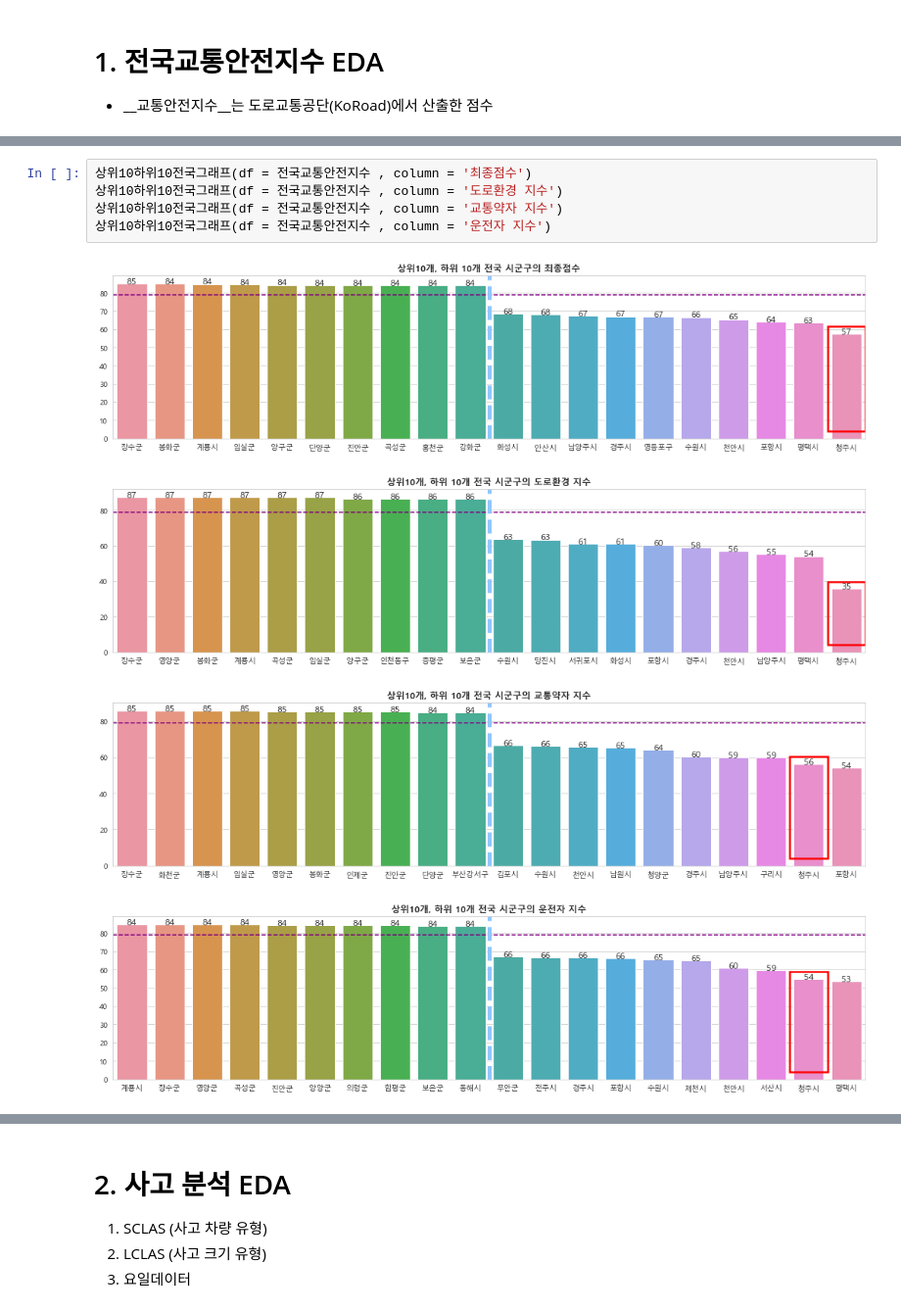
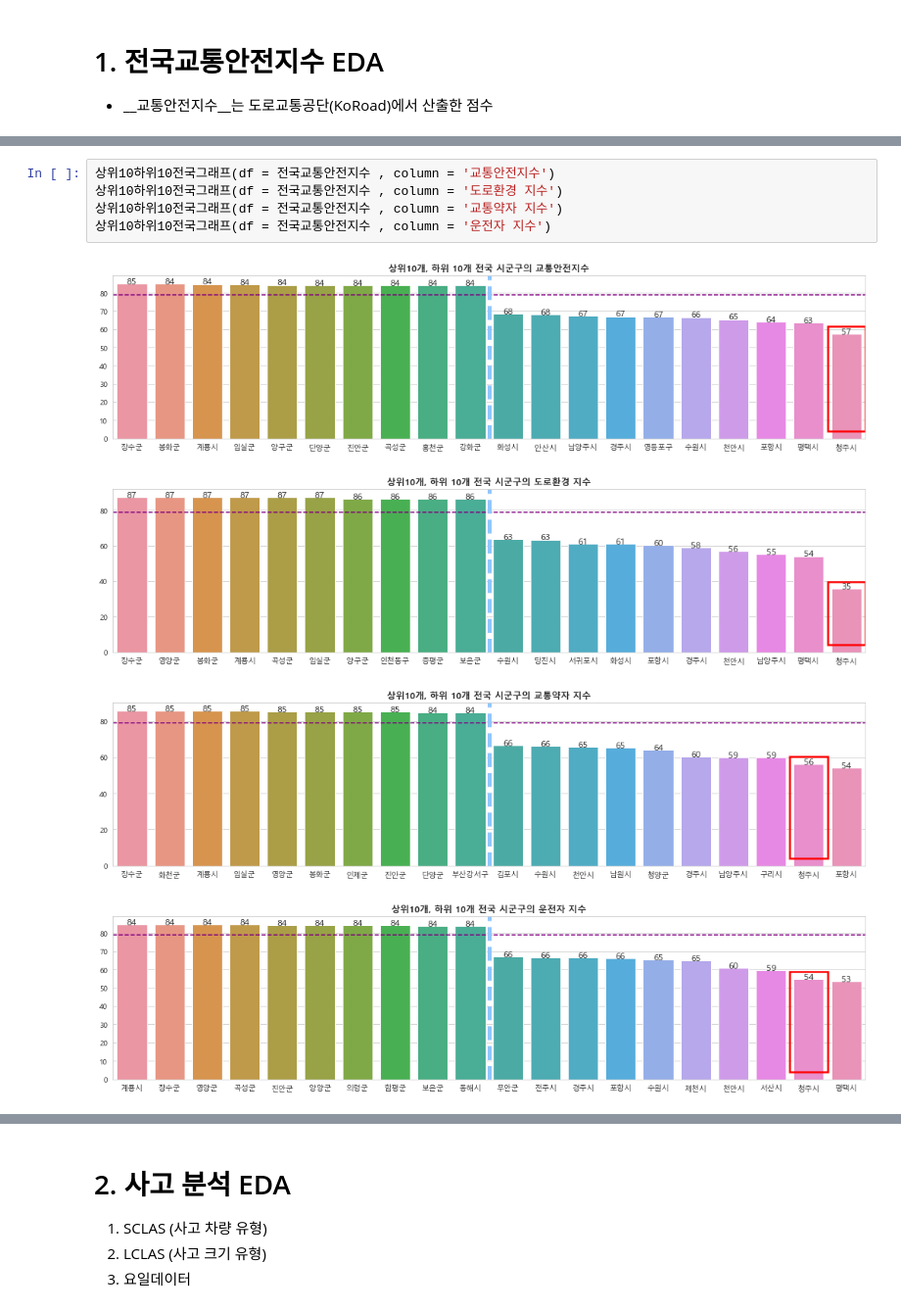
Before and after one commit to 2020NIA/roundabout_project, a Jupyter notebook: source/1. 청주시 EDA.ipynb, the cells around one changed output, grey strips where cells are left out. Shown at 98% size. Saved outputs shown, nothing was run; the diff lists cells and outputs as text.

```diff
--- a/source/1. 청주시 EDA.ipynb
+++ b/source/1. 청주시 EDA.ipynb
@@ -93,11 +86,11 @@ def 상위10하위10전국그래프(df, column):
     plt.show()
 # %%
-상위10하위10전국그래프(df = 전국교통안전지수 , column = '최종점수')
+상위10하위10전국그래프(df = 전국교통안전지수 , column = '교통안전지수')
 상위10하위10전국그래프(df = 전국교통안전지수 , column = '도로환경 지수')
 상위10하위10전국그래프(df = 전국교통안전지수 , column = '교통약자 지수')
 상위10하위10전국그래프(df = 전국교통안전지수 , column = '운전자 지수')
 # %% [output]
-[figure, old version]
+[figure, new version]
 [figure]
 [figure]
 [figure]
```
Also changed, not shown: parts of 16 cells of this notebook.
